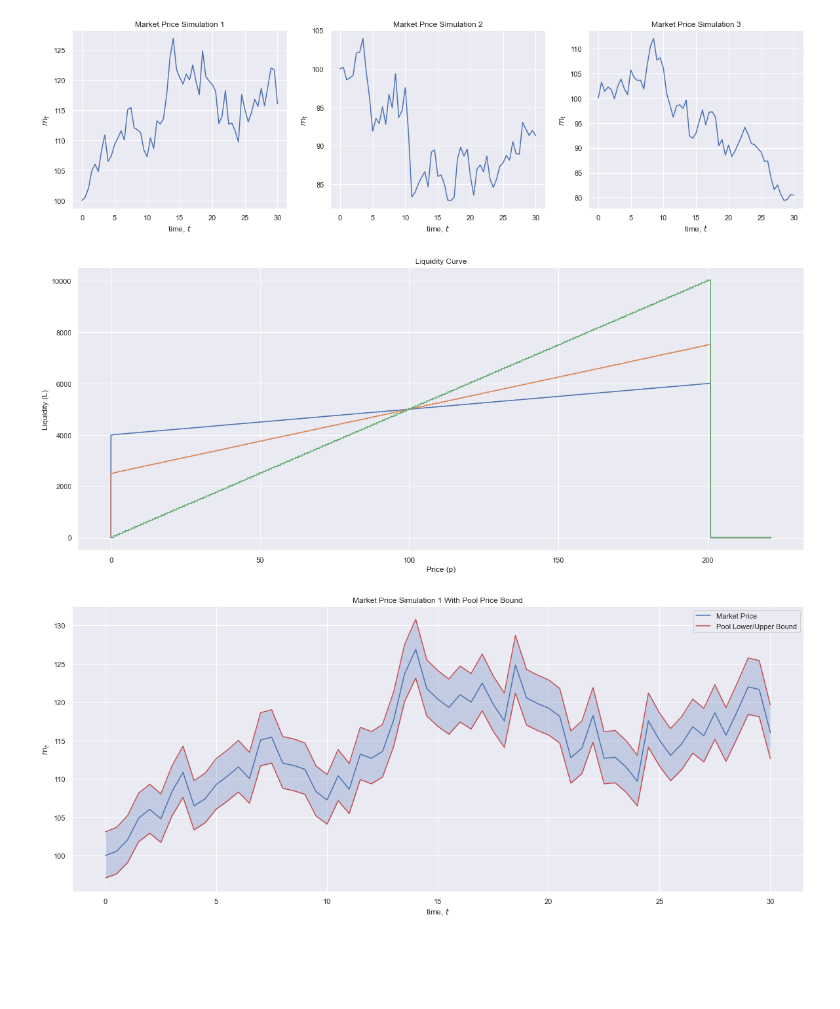
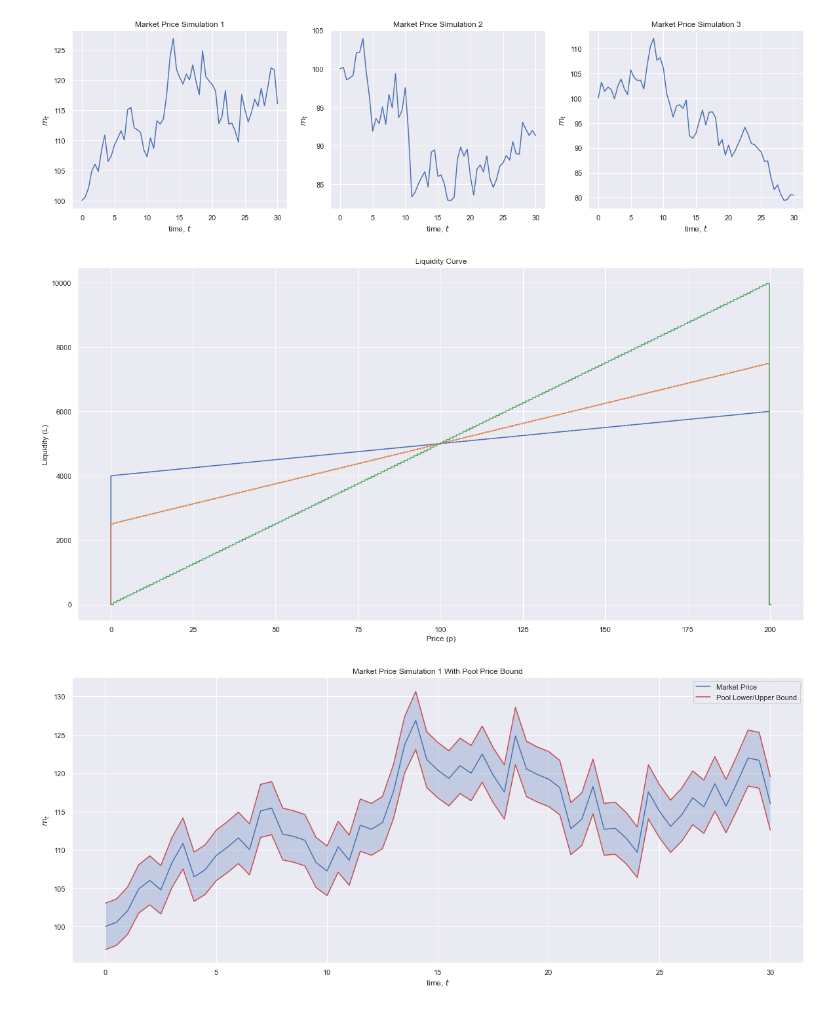
Before and after one commit to pradeeptadas/uniswap-v3-project, a Jupyter notebook: Arbitrage Simulations.ipynb, the cells around one changed output. Saved outputs shown, nothing was run; the diff lists cells and outputs as text; code cells hidden in the pictures; blank space fills up the shorter version.

```diff
--- a/Arbitrage Simulations.ipynb
+++ b/Arbitrage Simulations.ipynb
@@ -120,24 +120,25 @@ def arbitrage_simulation(pool, market_prices, liquidity_trade):
 # %%
 fee = 0.03
 def liquidity_fn(p, alpha, beta):
     return alpha + beta * p
 
 alpha = [4000, 2500, 0]
 beta = [10, 25, 50]
 pools = []
 
-fig, ax = plt.subplots(figsize=(20, 8))
+fig, ax = plt.subplots(figsize=(20, 10))
 
 for ai, bi in zip(alpha, beta):
     pool = Uniswapv3Pool(fee, 1, m0)
     set_positions(pool, lambda p: liquidity_fn(p, ai, bi),
                   1.0, 0.0, 200.0, min_liquidity=1)
     pools.append(pool)
-    pool.plot_liquidity_curve(ax=ax)
+    pool.plot_liquidity_curve(ax=ax, interval=(0, 182))
 
+fig.savefig('./images/arbitrage_liquidity_curves_increasing.png')
 plt.show()
 # %% [output]
-[figure, old version]
+[figure, new version]
 # %%
 all_prices = {}
 liquidity_trade_shift = 0.10
```
Also changed, not shown: parts of 3 cells of this notebook, 3 other files.
